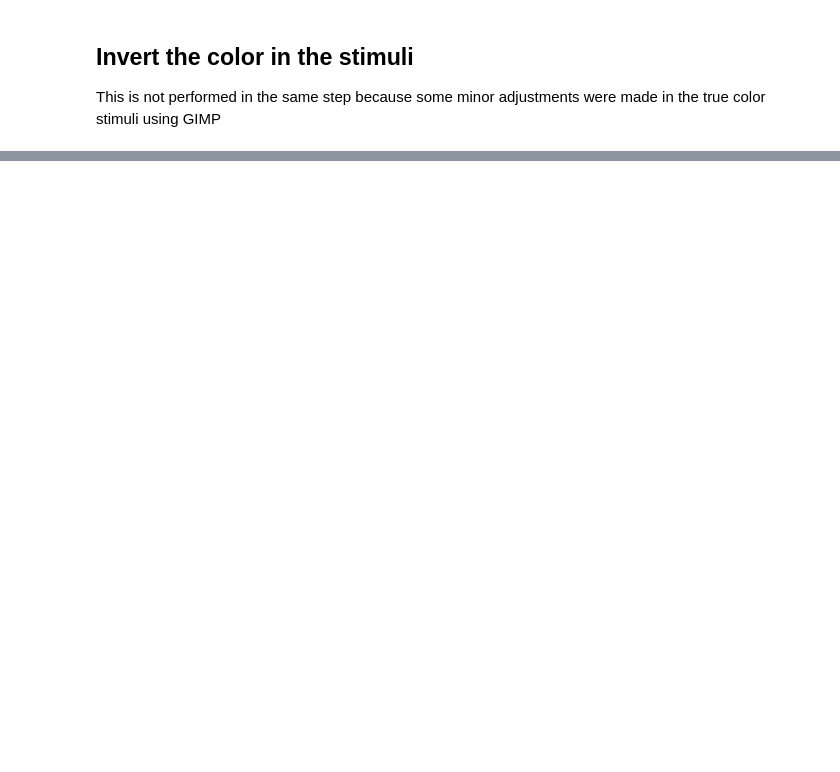
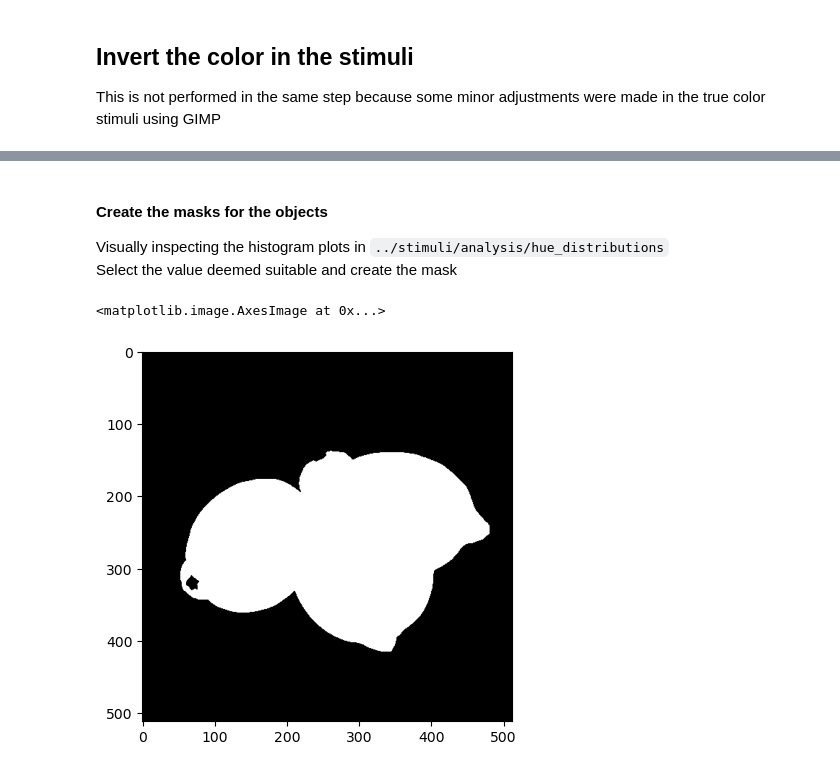
Before and after one commit to PibeChorro/BR-and-memory-color, a Jupyter notebook: code/stimuli_playground.ipynb, the cells around one changed output, grey strips where cells are left out. Cells and saved outputs as stored; diff of their text form; code cells hidden in the pictures; blank space fills up the shorter version.

```diff
--- a/code/stimuli_playground.ipynb
+++ b/code/stimuli_playground.ipynb
@@ -53,6 +53,11 @@ if not os.path.exists(inverted_lab_stim_dir):
 inverted_luv_stim_dir = os.path.join(stim_dir,'inverted_luv')
 if not os.path.exists(inverted_luv_stim_dir):
     os.mkdir(inverted_luv_stim_dir)
+# masks
+mask_dir = os.path.join(stim_dir,'masks')
+if not os.path.exists(mask_dir):
+    os.mkdir(mask_dir)
+
 
 # where results of image analyses are saved
 results_dir = os.path.join(stim_dir,'analysis')
@@ -64,3 +69,6 @@ if not os.path.exists(ab_dist_plot_dir):
 uv_dist_plot_dir = os.path.join(results_dir, 'uv_distance')
 if not os.path.exists(uv_dist_plot_dir):
     os.mkdir(uv_dist_plot_dir)
+hue_dist_plot_dir = os.path.join(results_dir, 'hue_distributions')
+if not os.path.exists(hue_dist_plot_dir):
+    os.mkdir(hue_dist_plot_dir)
@@ -106,7 +119,7 @@ for stim_path, stim in zip(stimuli_full_path, stimuli):
 
     # change alpha channel of all pixels that are white to completely transparent
     # CAUTION this results in pixels that are part of the stimulus to be transparent.
-    bgra_img[big_mask == 1] -= np.array([0,0,0,255],dtype='uint8')
+    bgra_img[big_mask == 1] = np.array([255,255,255,0],dtype='uint8')
     cv2.imwrite(true_color_output_dir,bgra_img)
 # %% [markdown]
 ## Invert the color in the stimuli
@@ -331,0 +362,4 @@ angle_norm = cv2.normalize(angle, None, 0, 1, cv2.NORM_MINMAX)
+# %% [markdown]
+#### Create the masks for the objects
+Visually inspecting the histogram plots in `../stimuli/analysis/hue_distributions`<br>
+Select the value deemed suitable and create the mask
@@ -331,0 +438,5 @@ angle_norm = cv2.normalize(angle, None, 0, 1, cv2.NORM_MINMAX)
+# %%
+plt.imshow(new_mask,cmap=plt.cm.gray)
+# %% [output]
+<matplotlib.image.AxesImage at 0x...>
+[figure, added]
```
Also changed, not shown: parts of 9 cells of this notebook.
